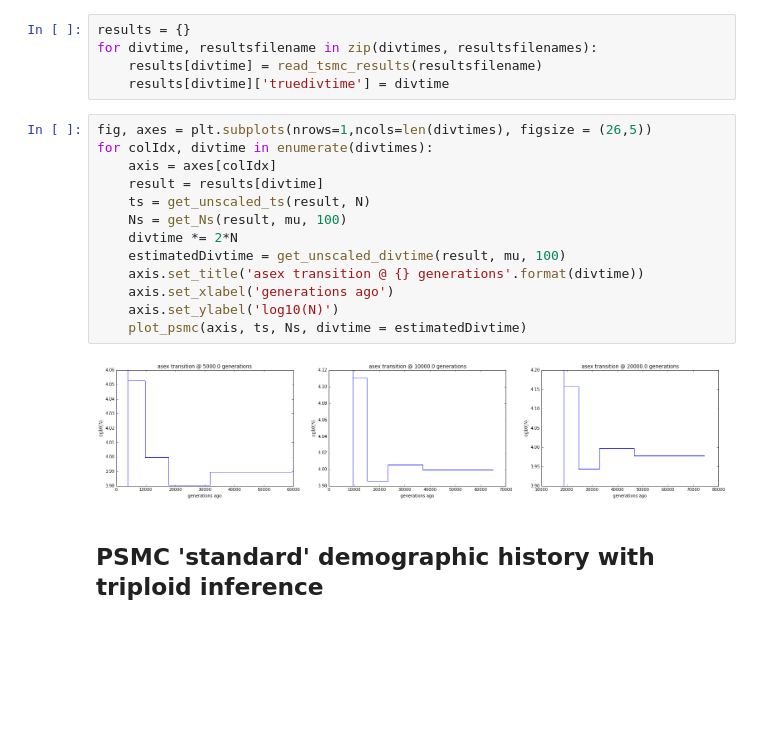
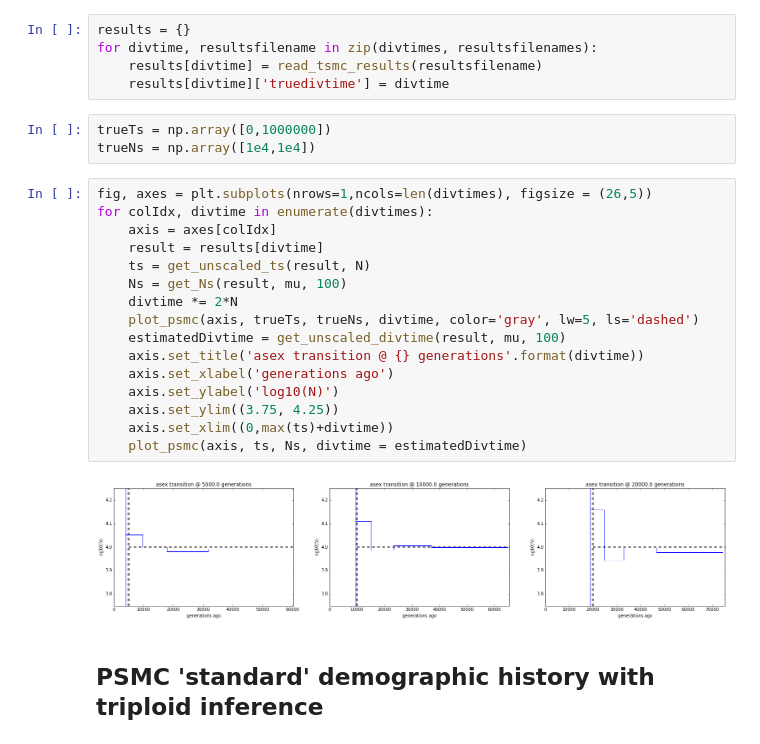
Before and after one commit to ammodramus/tsmc, a Jupyter notebook: snail_sims.ipynb, the cells around one changed output. Cells and saved outputs as stored; diff of their text form; blank space fills up the shorter version.

Commit message:
update to ipynb, working on triploid std psmc

```diff
--- a/snail_sims.ipynb
+++ b/snail_sims.ipynb
@@ -1538,21 +1538,27 @@ results = {}
 for divtime, resultsfilename in zip(divtimes, resultsfilenames):
     results[divtime] = read_tsmc_results(resultsfilename)
     results[divtime]['truedivtime'] = divtime
+# %%
+trueTs = np.array([0,1000000])
+trueNs = np.array([1e4,1e4])
 # %%
 fig, axes = plt.subplots(nrows=1,ncols=len(divtimes), figsize = (26,5))
 for colIdx, divtime in enumerate(divtimes):
     axis = axes[colIdx]
     result = results[divtime]
     ts = get_unscaled_ts(result, N)
     Ns = get_Ns(result, mu, 100)
     divtime *= 2*N
+    plot_psmc(axis, trueTs, trueNs, divtime, color='gray', lw=5, ls='dashed')
     estimatedDivtime = get_unscaled_divtime(result, mu, 100)
     axis.set_title('asex transition @ {} generations'.format(divtime))
     axis.set_xlabel('generations ago')
     axis.set_ylabel('log10(N)')
+    axis.set_ylim((3.75, 4.25))
+    axis.set_xlim((0,max(ts)+divtime))
     plot_psmc(axis, ts, Ns, divtime = estimatedDivtime)
 # %% [output]
-[figure, old version]
+[figure, new version]
 # %% [markdown]
 ## PSMC 'standard' demographic history with triploid inference
 # %% [markdown]
```
Also changed, not shown: parts of 4 cells of this notebook.
